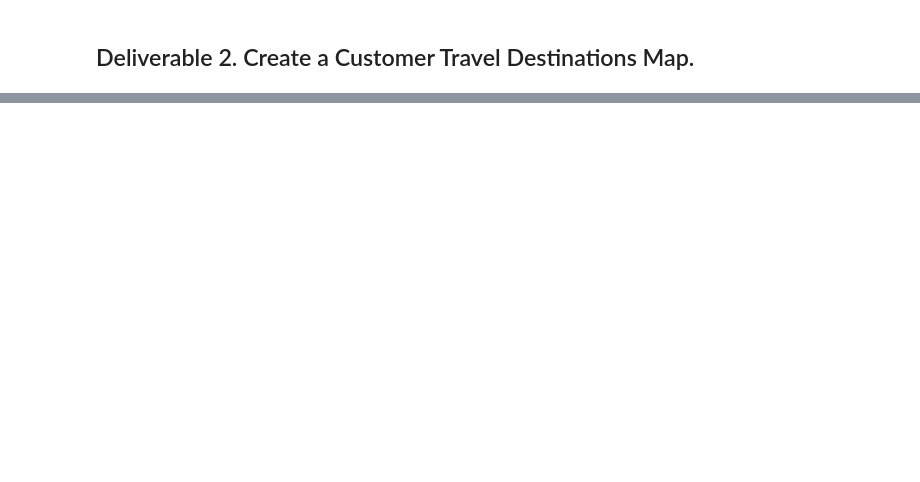
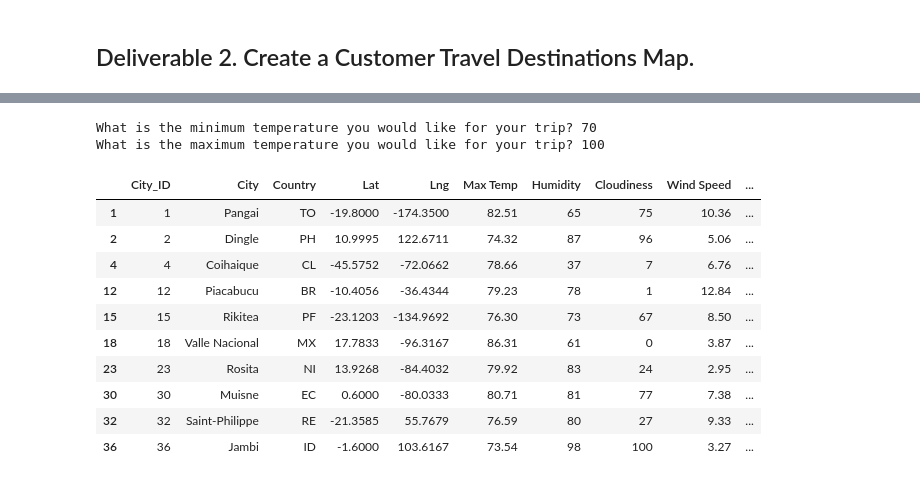
Before and after one commit to racruz25/world-weather-analysis, a Jupyter notebook: Vacation_Search/Vacation_Search.ipynb, the cells around one changed output, grey strips where cells are left out. Cells and saved outputs as stored; diff of their text form; code cells hidden in the pictures; blank space fills up the shorter version.

```diff
--- a/Vacation_Search/Vacation_Search.ipynb
+++ b/Vacation_Search/Vacation_Search.ipynb
@@ -20,7 +25,27 @@ FileNotFoundError: [Errno 2] No such file or directory: 'Weather_Database/Weathe
 # %%
 # 2. Prompt the user to enter minimum and maximum temperature criteria
 # Get the maximum temperature.
+min_temp = float(input("What is the minimum temperature you would like for your trip? "))
+max_temp = float(input("What is the maximum temperature you would like for your trip? "))
+# %% [output]
+What is the minimum temperature you would like for your trip? 70
+What is the maximum temperature you would like for your trip? 100
 # %%
 # 3. Filter the city_data_df DataFrame using the input statements to create a new DataFrame using the loc method.
+preferred_cities_df = city_data_df.loc[(city_data_df["Max Temp"] <= max_temp) & \
+                                       (city_data_df["Max Temp"] >= min_temp)]
+preferred_cities_df.head(10)
+# %% [output]
+|  | City_ID | City | Country | Lat | Lng | Max Temp | Humidity | Cloudiness | Wind Speed | ... |
+| 1 | 1 | Pangai | TO | -19.8000 | -174.3500 | 82.51 | 65 | 75 | 10.36 | ... |
+| 2 | 2 | Dingle | PH | 10.9995 | 122.6711 | 74.32 | 87 | 96 | 5.06 | ... |
+| 4 | 4 | Coihaique | CL | -45.5752 | -72.0662 | 78.66 | 37 | 7 | 6.76 | ... |
+| 12 | 12 | Piacabucu | BR | -10.4056 | -36.4344 | 79.23 | 78 | 1 | 12.84 | ... |
+| 15 | 15 | Rikitea | PF | -23.1203 | -134.9692 | 76.30 | 73 | 67 | 8.50 | ... |
+| 18 | 18 | Valle Nacional | MX | 17.7833 | -96.3167 | 86.31 | 61 | 0 | 3.87 | ... |
+| 23 | 23 | Rosita | NI | 13.9268 | -84.4032 | 79.92 | 83 | 24 | 2.95 | ... |
+| 30 | 30 | Muisne | EC | 0.6000 | -80.0333 | 80.71 | 81 | 77 | 7.38 | ... |
+| 32 | 32 | Saint-Philippe | RE | -21.3585 | 55.7679 | 76.59 | 80 | 27 | 9.33 | ... |
+| 36 | 36 | Jambi | ID | -1.6000 | 103.6167 | 73.54 | 98 | 100 | 3.27 | ... |
 # %%
 # 4a. Determine if there are any empty rows.
```
Also changed, not shown: parts of 11 cells of this notebook, 4 other files.
